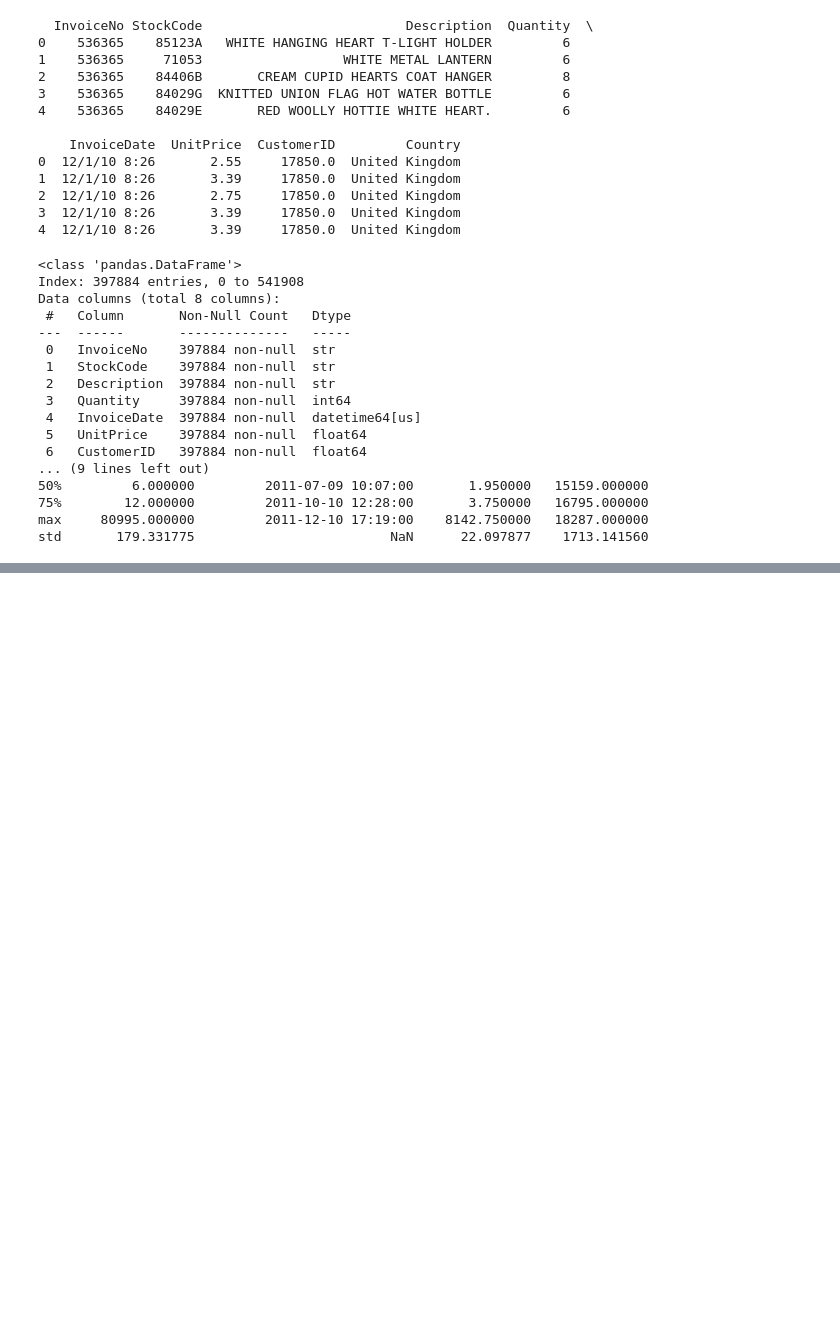
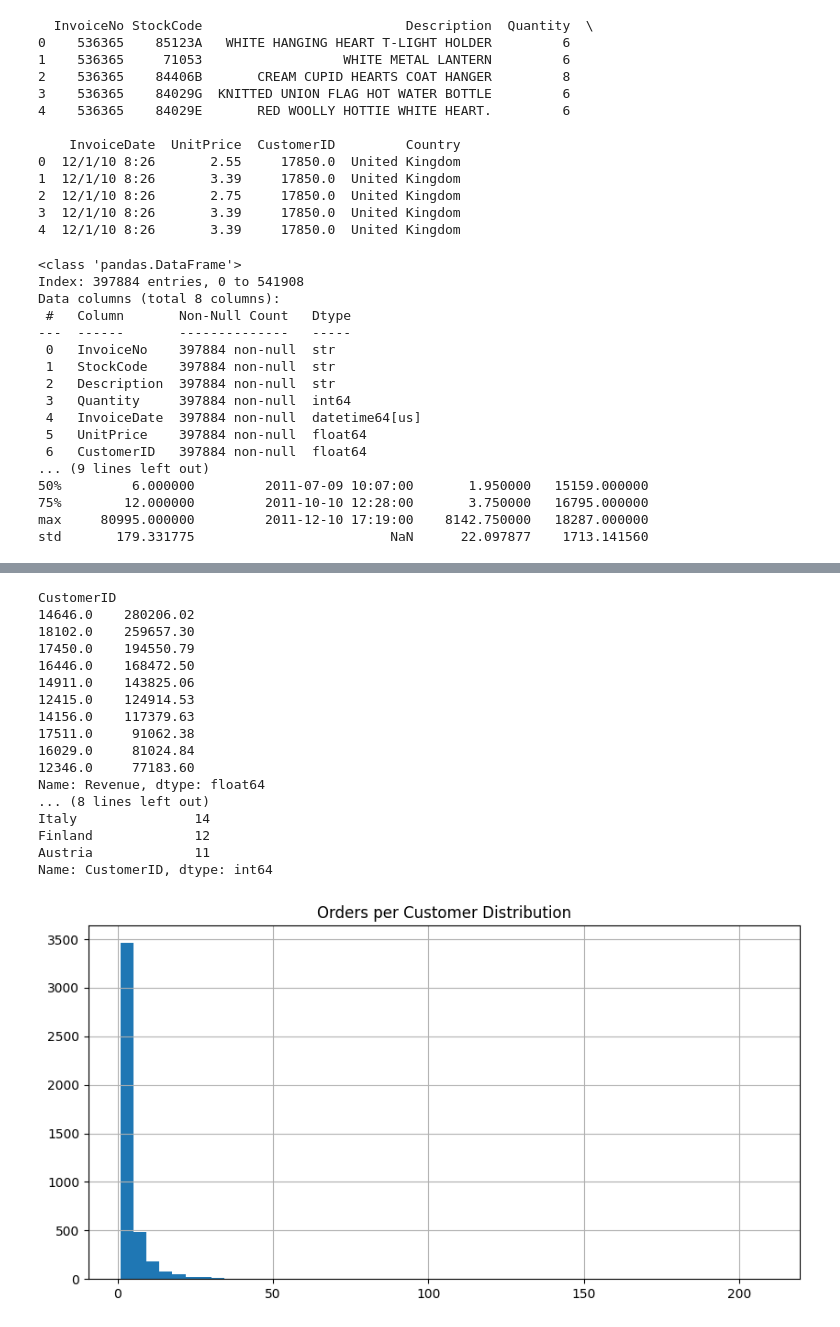
Before and after one commit to sudheerabalagam/retail-sales-analysis, a Jupyter notebook: Notebooks/eda.ipynb, the cells around one changed output, grey strips where cells are left out. Drawn from its saved outputs; the diff is of its cells as text; code cells hidden in the pictures; blank space fills up the shorter version.

```diff
--- a/Notebooks/eda.ipynb
+++ b/Notebooks/eda.ipynb
@@ -95,0 +156,42 @@ push_to_github("Step 3: EDA completed")
+# %%
+# Step 4: Customer Analysis
+
+# Total revenue per customer
+customer_revenue = df.groupby('CustomerID')['Revenue'].sum().sort_values(ascending=False)
+
+print(customer_revenue.head(10))
+
+# Number of unique customers per country
+customers_country = df.groupby('Country')['CustomerID'].nunique().sort_values(ascending=False)
+
+print(customers_country.head(10))
+
+# Orders per customer
+orders_per_customer = df.groupby('CustomerID')['InvoiceNo'].nunique()
+
+plt.figure(figsize=(10,5))
+orders_per_customer.hist(bins=50)
+plt.title("Orders per Customer Distribution")
+plt.show()
+
+# Push to GitHub
+push_to_github("Step 4: Customer analysis completed")
+# %% [output]
+CustomerID
+14646.0    280206.02
+18102.0    259657.30
+17450.0    194550.79
+16446.0    168472.50
+14911.0    143825.06
+12415.0    124914.53
+14156.0    117379.63
+17511.0     91062.38
+16029.0     81024.84
+12346.0     77183.60
+Name: Revenue, dtype: float64
+... (8 lines left out)
+Italy               14
+Finland             12
+Austria             11
+Name: CustomerID, dtype: int64
+[figure, added]
```
Also changed, not shown: parts of 4 cells of this notebook.
